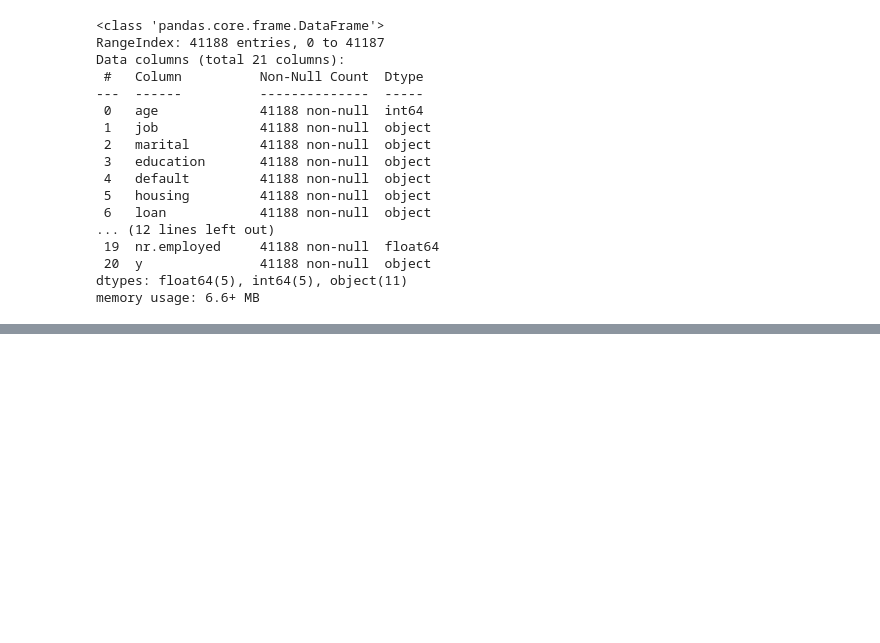
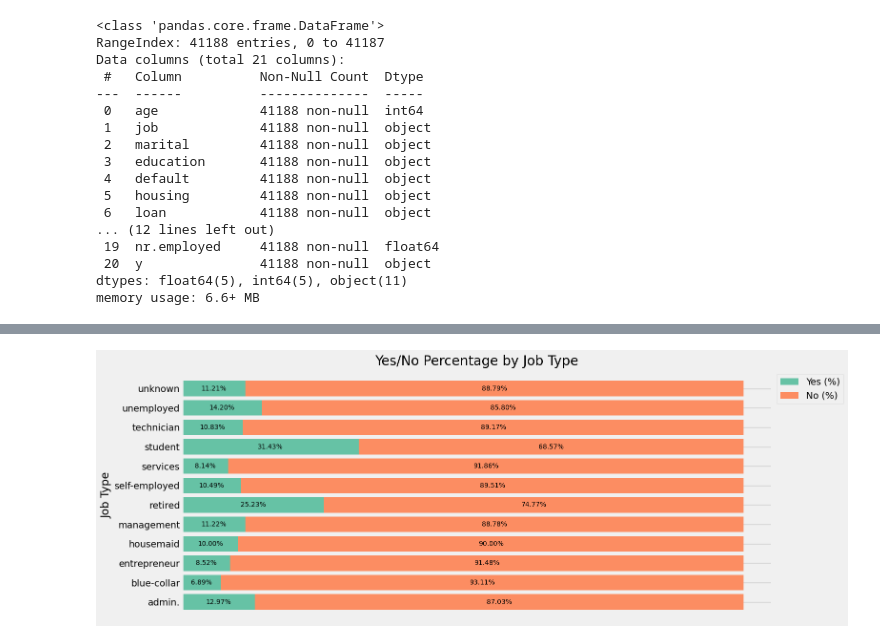
Before and after one commit to n0th1ng999/MINDD-TP1, a Jupyter notebook: EDA.ipynb, the cells around one changed output, grey strips where cells are left out. Cells and saved outputs as stored; diff of their text form; code cells hidden in the pictures; blank space fills up the shorter version.

```diff
--- a/EDA.ipynb
+++ b/EDA.ipynb
@@ -87,2 +97,6 @@ import seaborn as sns
+# %%
+# Theming
+plt.style.use('fivethirtyeight')
+plt.rcParams['axes.prop_cycle'] = plt.cycler(color=plt.cm.Set2.colors)
 # %% [markdown]
 ### Load Data
@@ -123,0 +287,52 @@ memory usage: 6.6+ MB
+# %%
+import matplotlib.pyplot as plt
+import numpy as np
+
+# Example DataFrame
+# job_percentages = pd.DataFrame({...})
+
+plt.figure(figsize=(16,6))
+
+# Plot bars and capture the bar objects
+bars_yes = plt.barh(job_percentages["Job Type"], job_percentages["Yes (%)"], label="Yes (%)")
+bars_no = plt.barh(job_percentages["Job Type"], job_percentages["No (%)"],
+                   left=job_percentages["Yes (%)"], label="No (%)")
+
+# Add percentage labels inside the bars
+for bar in bars_yes:
+    width = bar.get_width()
+    if width > 0:
+        plt.text(
+
+        width/2,                   # center of the "Yes" segment
+        bar.get_y() + bar.get_height()/2,
+        f"{width:.2f}%",
+        ha='center', va='center',
+        color='black', fontsize=10
+    )
+
+for bar, yes_width in zip(bars_no, job_percentages["Yes (%)"]):
+        width = bar.get_width()
+        if width > 0:
+            plt.text(
+
+            yes_width + width/2,        # center of the "No" segment
+            bar.get_y() + bar.get_height()/2,
+            f"{width:.2f}%",
+            ha='center', va='center',
+            color='black', fontsize=10
+        )
+
+
+plt.ylabel("Job Type")
+plt.title("Yes/No Percentage by Job Type")
+
+# Set major ticks every 10%
+plt.xticks([])
+
+
+plt.legend(loc='upper left', bbox_to_anchor=(1, 1))
+plt.tight_layout()
+plt.show()
+# %% [output]
+[figure, added]
```
Also changed, not shown: parts of 76 cells of this notebook, 2 other files.
